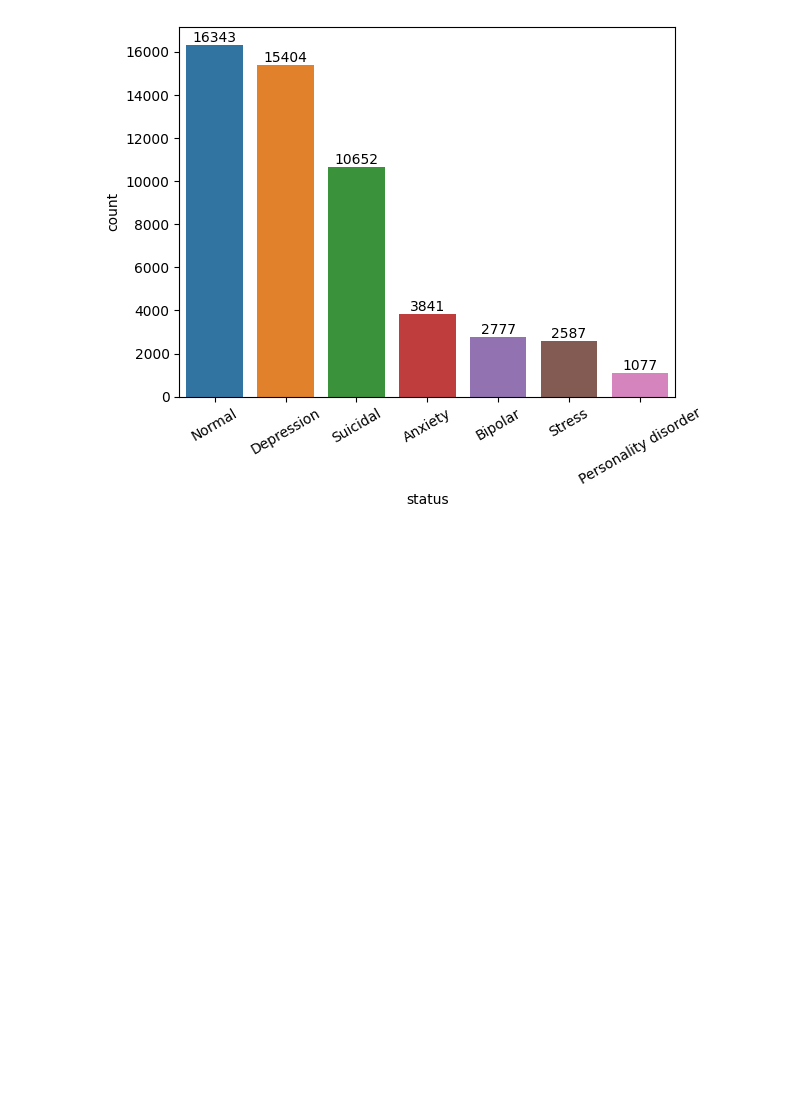
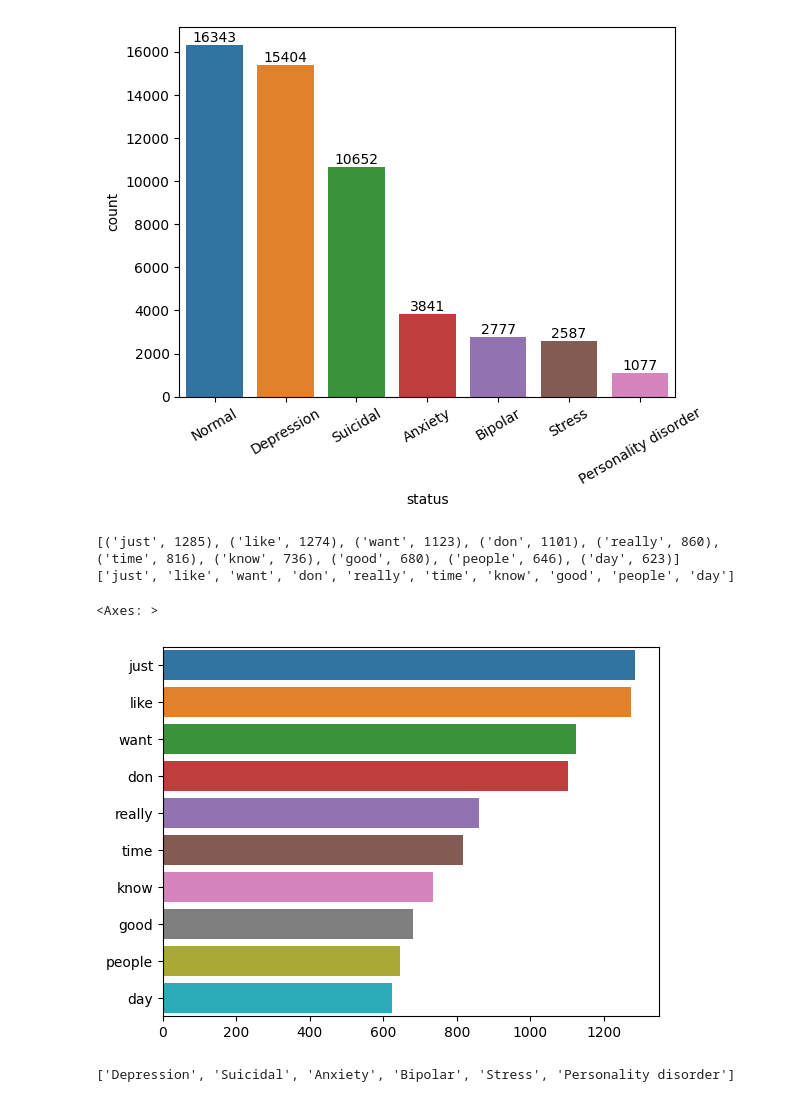
Before and after one commit to mherna72/kaggle_projects, a Jupyter notebook: mental-health-sentiment.ipynb, the cells around one changed output. Drawn from its saved outputs; the diff is of its cells as text; code cells hidden in the pictures; blank space fills up the shorter version.

Commit message:
Implemented basic visualizations

```diff
--- a/mental-health-sentiment.ipynb
+++ b/mental-health-sentiment.ipynb
@@ -85,0 +92,23 @@ plt.xticks(rotation=30)
+# %%
+def get_topn_words(corpus,n=10):
+    vec = CountVectorizer(stop_words = 'english').fit(corpus)
+    bag = vec.transform(corpus)
+    word_sums = bag.sum(axis=0)
+    word_dict = [(word, word_sums[0,idx]) for word, idx in vec.vocabulary_.items()]
+    word_dict = sorted(word_dict, key = lambda x: x[1], reverse = True)
+    return word_dict[:n]
+
+def display_topn_words(dframe, statuses,n=10):
+    plt.figure(figsize=(12,8))
+    rows =3
+    column=2
+    index = 1
+    for stat in statuses:
+        tups = get_topn_words(dframe[dframe['status']==stat]['statement'])
+        #graph
+        xs = [x[0] for x in tups]
+        ys = [x[1] for x in tups]
+        plt.subplot(rows,column,index)
+        sns.barplot(x = ys, y = xs, orient = 'h')
+        index+=1
+    plt.show()
@@ -85,0 +125,20 @@ plt.xticks(rotation=30)
+# %%
+#test top words method
+test_dict = get_topn_words(mental_frame[mental_frame['status']=='Normal']['statement'])
+print(test_dict)
+#test graphing top words
+xs = [x[0] for x in test_dict]
+ys = [x[1] for x in test_dict]
+print(xs)
+sns.barplot(x = ys, y = xs, orient = 'h')
+# %% [output]
+[('just', 1285), ('like', 1274), ('want', 1123), ('don', 1101), ('really', 860), ('time', 816), ('know', 736), ('good', 680), ('people', 646), ('day', 623)]
+['just', 'like', 'want', 'don', 'really', 'time', 'know', 'good', 'people', 'day']
+<Axes: >
+[figure, added]
+# %%
+statuses = list(mental_frame['status'].value_counts().index)
+statuses.remove('Normal')
+print(statuses)
+# %% [output]
+['Depression', 'Suicidal', 'Anxiety', 'Bipolar', 'Stress', 'Personality disorder']
```
Also changed, not shown: parts of 7 cells of this notebook.
